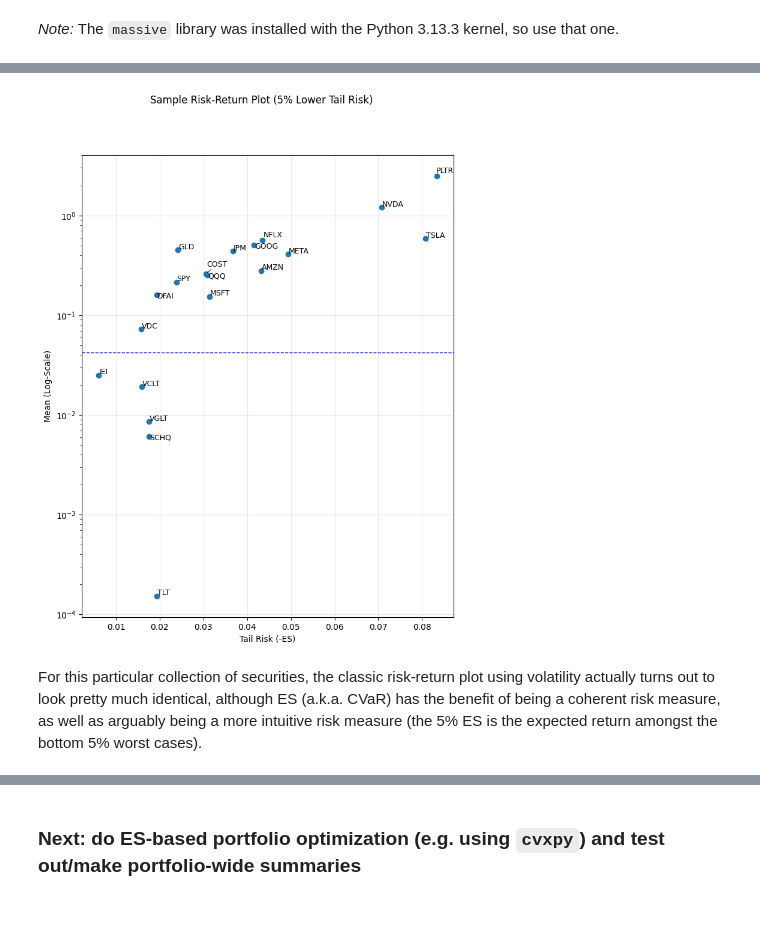
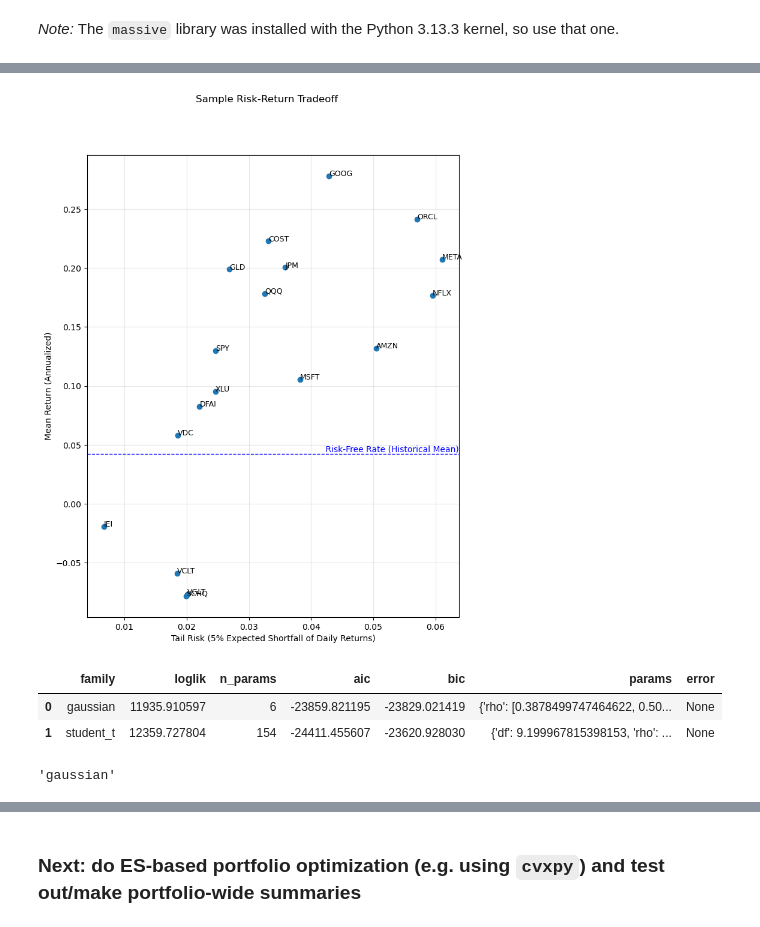
Before and after one commit to antonio-apm/portfolio-metrics, a Jupyter notebook: portfolio-metrics.ipynb, the cells around one changed output, grey strips where cells are left out. Cells and saved outputs as stored; diff of their text form; code cells hidden in the pictures.

```diff
--- a/portfolio-metrics.ipynb
+++ b/portfolio-metrics.ipynb
@@ -79,3 +108,0 @@ data = pd.concat(all_dfs)
-# %%
-close_prices = data.pivot_table(values="close", index=data.index, columns="symbol")
-print(close_prices.tail())
@@ -155,3 +146,12 @@ def max_drawdown(prices):
+# %%
+def num_params(cop, name):
+            name = name.lower()
+            if name == "gaussian":
+                return d * (d - 1) // 2
+            elif name == "student_t":
+                return len(cop.params.rho) + 1
+            else:
+                return np.asarray(cop.params).size
 # %%
 class Portfolio:
     '''
@@ -255,6 +384,6 @@ $$
 # %%
 # create instance of Portfolio class
-p = Portfolio(tickers=tickers, quantities=qty, df=close_prices)
+p = Portfolio(tickers=tickers, df=close_prices)
 # %%
 summary = p.uni_summary()
 summary
@@ -270,29 +399,28 @@ summary
 # %%
-from adjustText import adjust_text
-
-summary = p.uni_summary()
-
 fig, ax = plt.subplots(figsize=(8, 10))
-x = -summary.loc['ES(5.00%)'] ; y = summary.loc['Mean (CAGR)']
+x = -summary.loc['ES(5.0%)']
+y = summary.loc['Mean (Ann.)']
 ax.scatter(x=x, y=y)
 texts = []
 for t in summary.columns:
     texts.append(ax.text(x[t], y[t], t, fontsize=9))
-
-ax.set_yscale("log")
-
-adjust_text(texts, ax=ax, arrowprops=dict(arrowstyle='-', lw=0.7))
-
-ax.set_xlabel('Tail Risk (-ES)') ; ax.set_ylabel('Mean (Log-Scale)')
-fig.suptitle(f'Sample Risk-Return Plot (5% Lower Tail Risk)')
-
+ax.set_xlabel('Tail Risk (5% Expected Shortfall of Daily Returns)') ; ax.set_ylabel('Mean Return (Annualized)')
+fig.suptitle(f'Sample Risk-Return Tradeoff')
 ax.grid(True, alpha=0.3)
-
 rf = 0.0425 # historical avg risk-free rate (10yr treasury YTM)
 ax.axhline(y=rf, color='blue', linestyle='--', linewidth=1)
+ax.text(
+    ax.get_xlim()[1],
+    rf,
+    " Risk-Free Rate (Historical Mean)",
+    color="blue",
+    va="bottom",
+    ha="right",
+    fontsize=10
+)
+ax = plt.gca()
+ax.yaxis.set_major_locator(MultipleLocator(0.05))
 
 plt.show()
 # %% [output]
-[figure, old version]
+[figure, new version]
-# %% [markdown]
-For this particular collection of securities, the classic risk-return plot using volatility actually turns out to look pretty much identical, although ES (a.k.a. CVaR) has the benefit of being a coherent risk measure, as well as arguably being a more intuitive risk measure (the 5% ES is the expected return amongst the bottom 5% worst cases).
@@ -298,0 +429,10 @@ For this particular collection of securities, the classic risk-return plot using
+# %%
+fit["summary"]
+# %% [output]
+|  | family | loglik | n_params | aic | bic | params | error |
+| 0 | gaussian | 11935.910597 | 6 | -23859.821195 | -23829.021419 | {'rho': [0.3878499747464622, 0.50... | None |
+| 1 | student_t | 12359.727804 | 154 | -24411.455607 | -23620.928030 | {'df': 9.199967815398153, 'rho': ... | None |
+# %%
+fit["best_family"] # this is just based on BIC, but it might actually still be preferable to use student-t to ensure non-zero tail dependence
+# %% [output]
+'gaussian'
```
Also changed, not shown: parts of 24 cells of this notebook.
